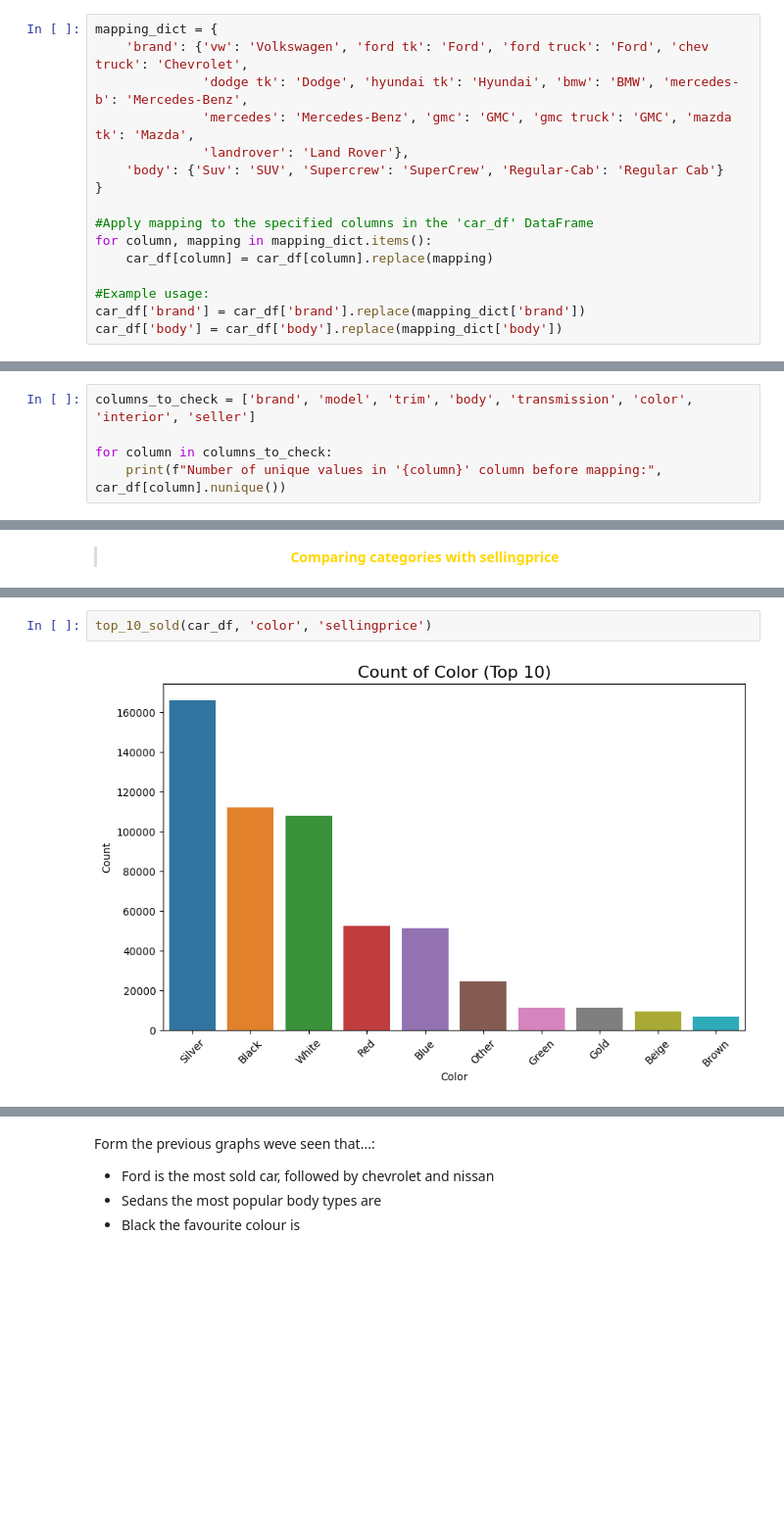
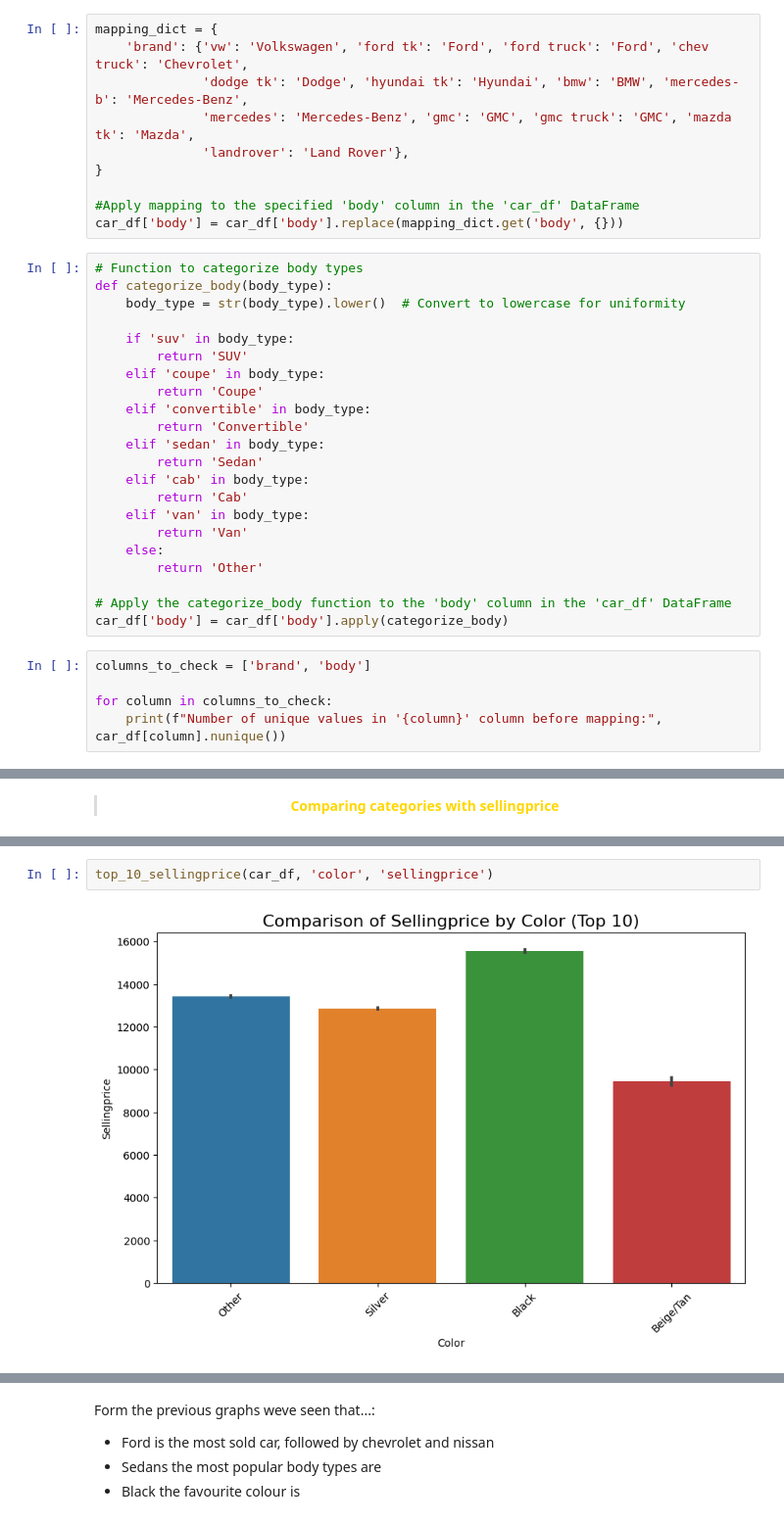
Before and after one commit to maxheijmans/AIM4B_Group1, a Jupyter notebook: UsedCarAuctionPrices/EDA_UsedCarAuctionPrices.ipynb, the cells around one changed output, grey strips where cells are left out. Shown at 98% size. Cells and saved outputs as stored; diff of their text form; blank space fills up the shorter version.

```diff
--- a/UsedCarAuctionPrices/EDA_UsedCarAuctionPrices.ipynb
+++ b/UsedCarAuctionPrices/EDA_UsedCarAuctionPrices.ipynb
@@ -433,13 +433,34 @@ mapping_dict = {
               'dodge tk': 'Dodge', 'hyundai tk': 'Hyundai', 'bmw': 'BMW', 'mercedes-b': 'Mercedes-Benz',
               'mercedes': 'Mercedes-Benz', 'gmc': 'GMC', 'gmc truck': 'GMC', 'mazda tk': 'Mazda',
               'landrover': 'Land Rover'},
-    'body': {'Suv': 'SUV', 'Supercrew': 'SuperCrew', 'Regular-Cab': 'Regular Cab'}
 }
 
-#Apply mapping to the specified columns in the 'car_df' DataFrame
-for column, mapping in mapping_dict.items():
-    car_df[column] = car_df[column].replace(mapping)
-
-#Example usage:
-car_df['brand'] = car_df['brand'].replace(mapping_dict['brand'])
-car_df['body'] = car_df['body'].replace(mapping_dict['body'])
+#Apply mapping to the specified 'body' column in the 'car_df' DataFrame
+car_df['body'] = car_df['body'].replace(mapping_dict.get('body', {}))
+# %%
+# Function to categorize body types
+def categorize_body(body_type):
+    body_type = str(body_type).lower()  # Convert to lowercase for uniformity
+
+    if 'suv' in body_type:
+        return 'SUV'
+    elif 'coupe' in body_type:
+        return 'Coupe'
+    elif 'convertible' in body_type:
+        return 'Convertible'
+    elif 'sedan' in body_type:
+        return 'Sedan'
+    elif 'cab' in body_type:
+        return 'Cab'
+    elif 'van' in body_type:
+        return 'Van'
+    else:
+        return 'Other'
+
+# Apply the categorize_body function to the 'body' column in the 'car_df' DataFrame
+car_df['body'] = car_df['body'].apply(categorize_body)
+# %%
+columns_to_check = ['brand', 'body']
+
+for column in columns_to_check:
+    print(f"Number of unique values in '{column}' column before mapping:", car_df[column].nunique())
@@ -449,8 +473,3 @@ def capitalise(df, columns):
     for column in columns:
         df[column] = df[column].apply(lambda x: ' '.join(word.capitalize() for word in x.split()))
     return df
-# %%
-columns_to_check = ['brand', 'model', 'trim', 'body', 'transmission', 'color', 'interior', 'seller']
-
-for column in columns_to_check:
-    print(f"Number of unique values in '{column}' column before mapping:", car_df[column].nunique())
@@ -1030,5 +949,5 @@ top_10_sold(car_df, 'state', 'sellingprice')
 # %%
-top_10_sold(car_df, 'color', 'sellingprice')
+top_10_sellingprice(car_df, 'color', 'sellingprice')
 # %% [output]
-[figure, old version]
+[figure, new version]
 # %%
```
Also changed, not shown: parts of 57 cells of this notebook.
